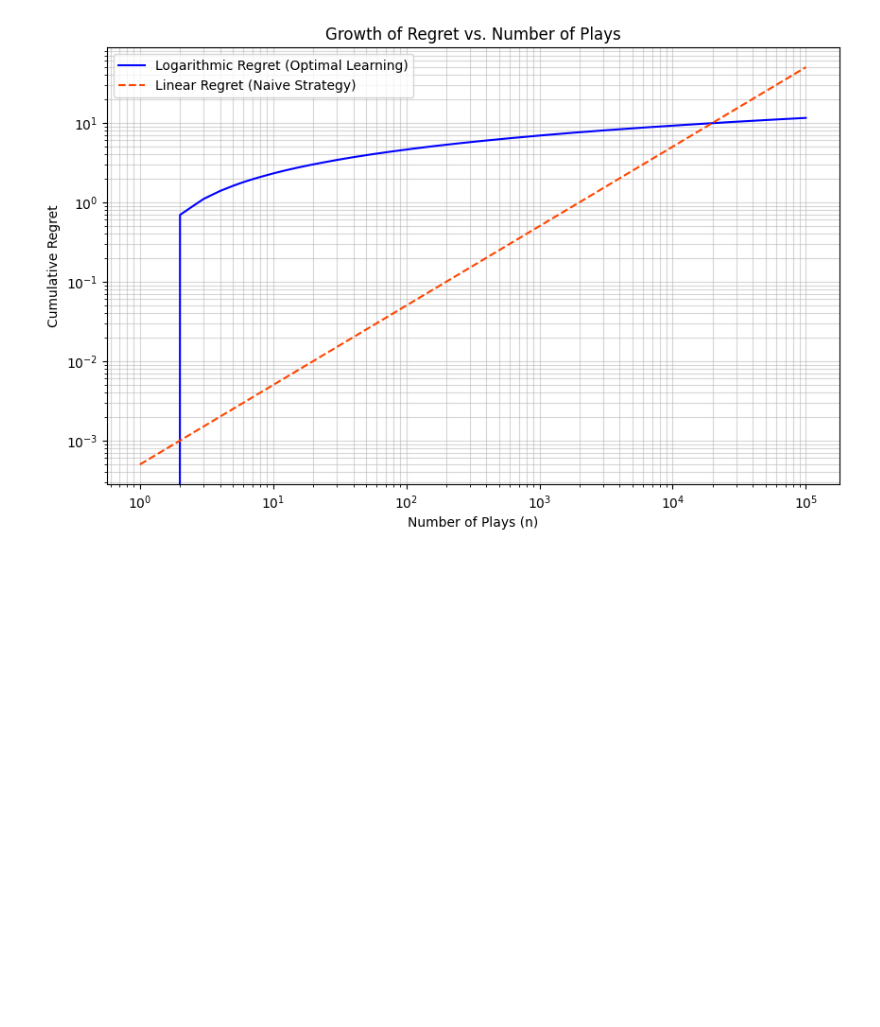
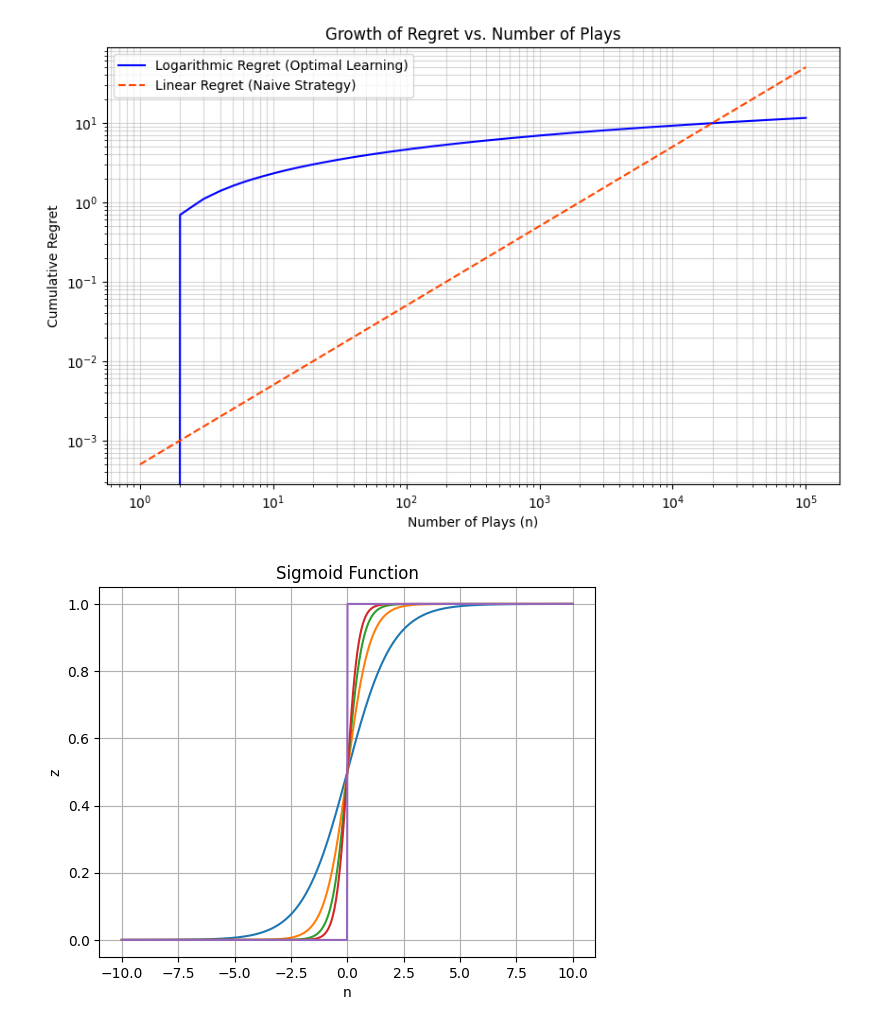
Before and after one commit to singhxmanish/Artificial-Intelligence, a Jupyter notebook: Deep Learning/basic_python_ml.ipynb, the cells around one changed output. Cells and saved outputs as stored; diff of their text form; code cells hidden in the pictures; blank space fills up the shorter version.

```diff
--- a/Deep Learning/basic_python_ml.ipynb
+++ b/Deep Learning/basic_python_ml.ipynb
@@ -241,3 +243,24 @@ plt.grid(True, which="both", ls="-", alpha=0.5) # Add a grid for easier reading
 plt.show()
 # %% [output]
 [figure]
+# %%
+import matplotlib.pyplot as plt
+import numpy as np
+sigma_list = [1,2,3,4,math.inf]
+# Generate a sequence of numbers from -10 to 10
+n = np.linspace(-10, 10, 1000)
+
+# Use np.exp() for element-wise operation on the array
+
+for sigma in sigma_list:
+    z = 1 / (1 + np.exp(-sigma*n))
+# Create the plot
+    plt.plot(n, z)
+
+plt.title("Sigmoid Function")
+plt.xlabel("n")
+plt.ylabel("z")
+plt.grid(True)
+plt.show()
+# %% [output]
+[figure, added]
```
Also changed, not shown: parts of 1 cell of this notebook.
